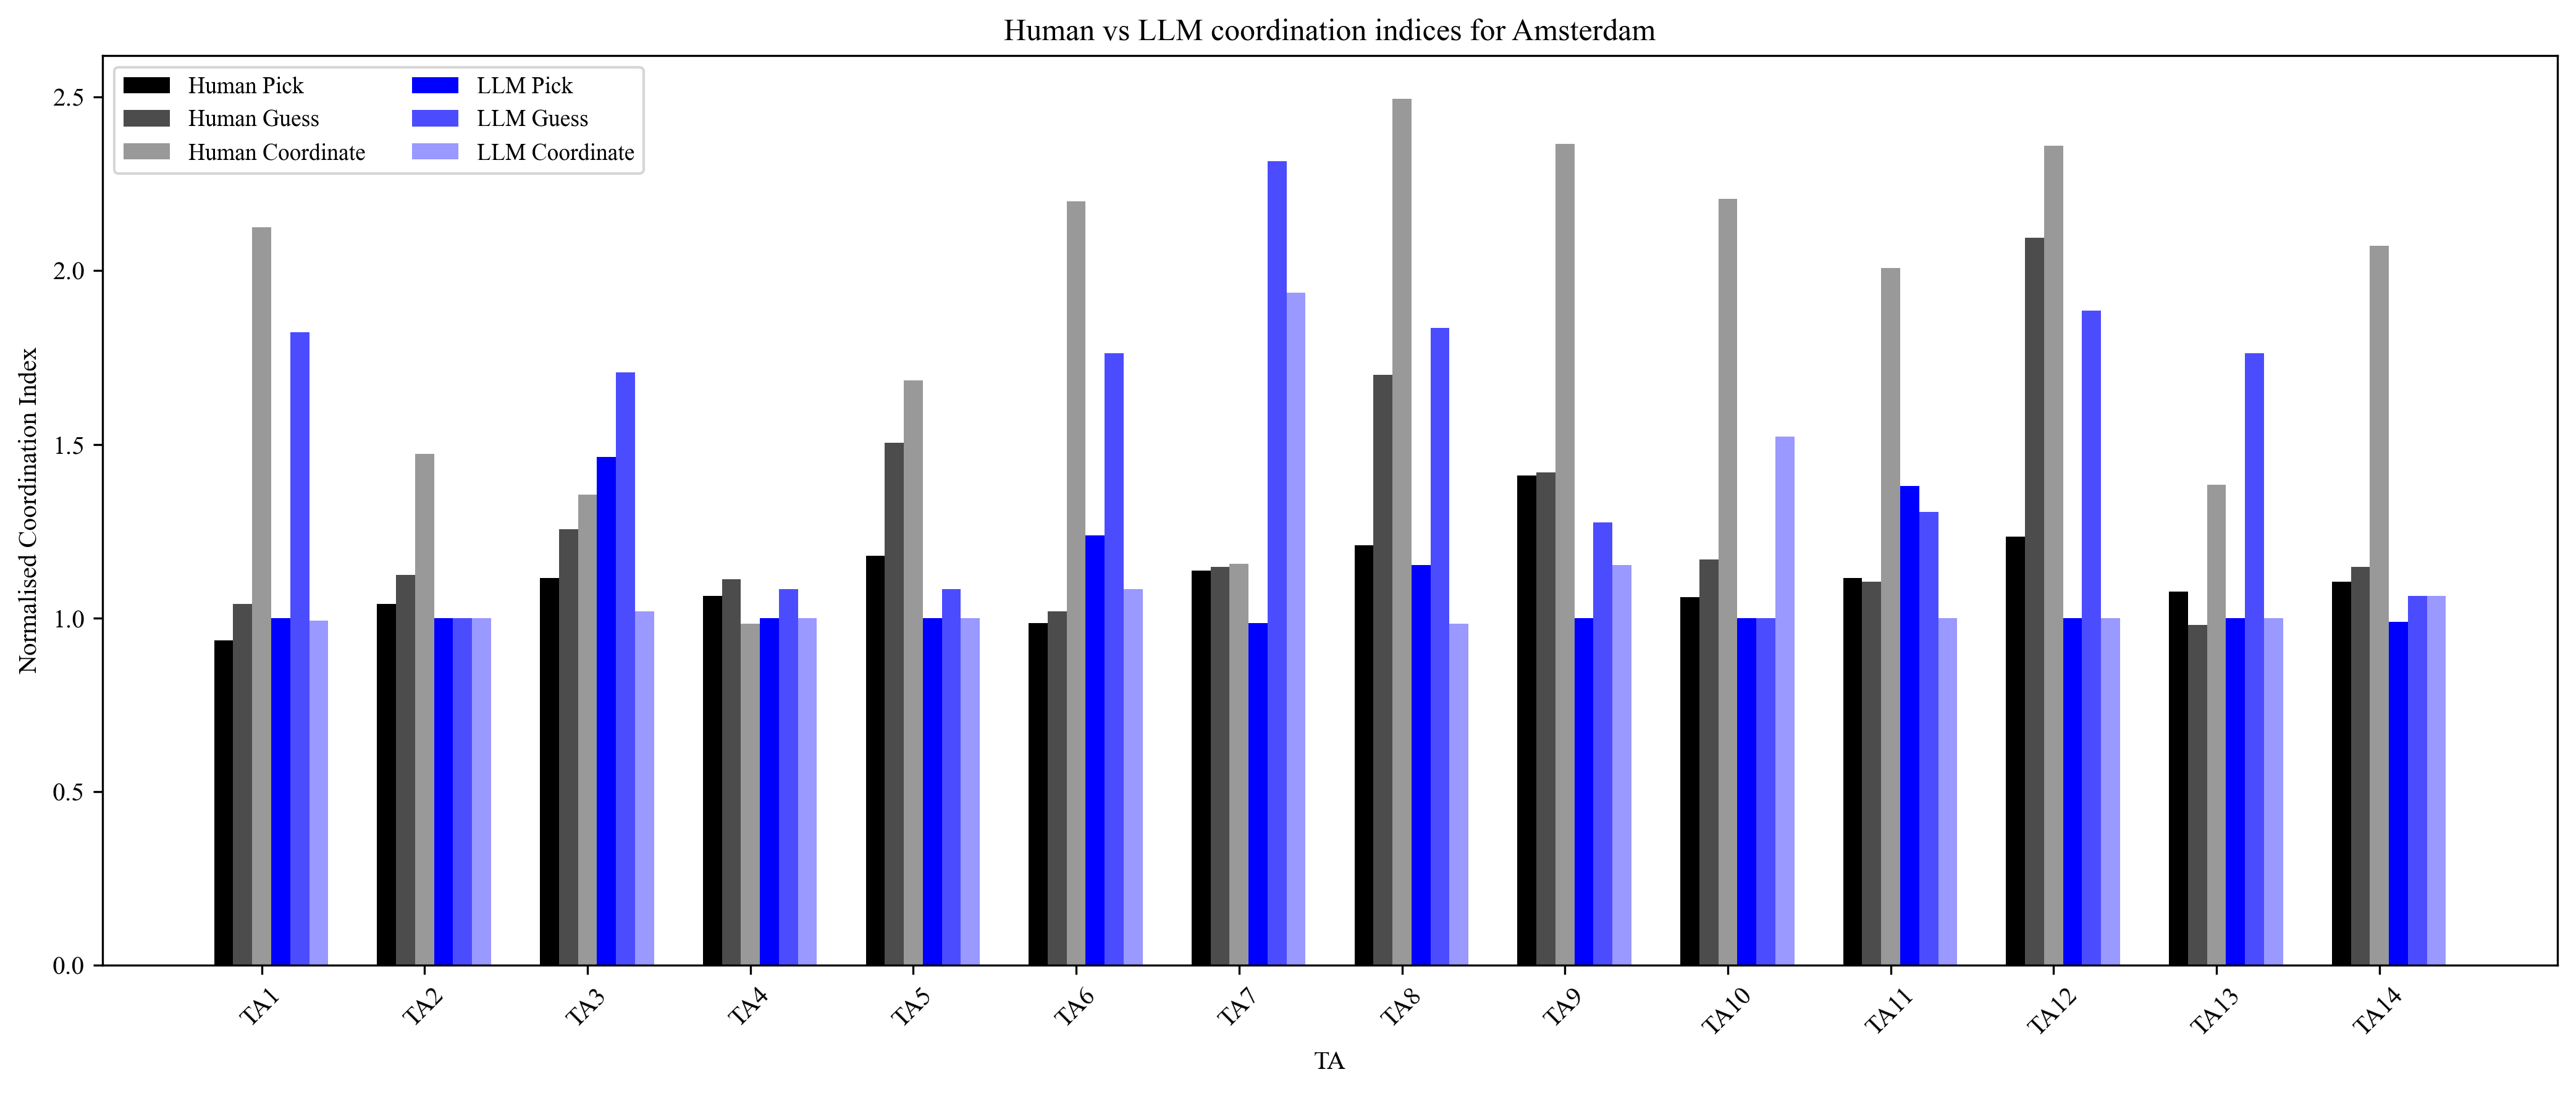
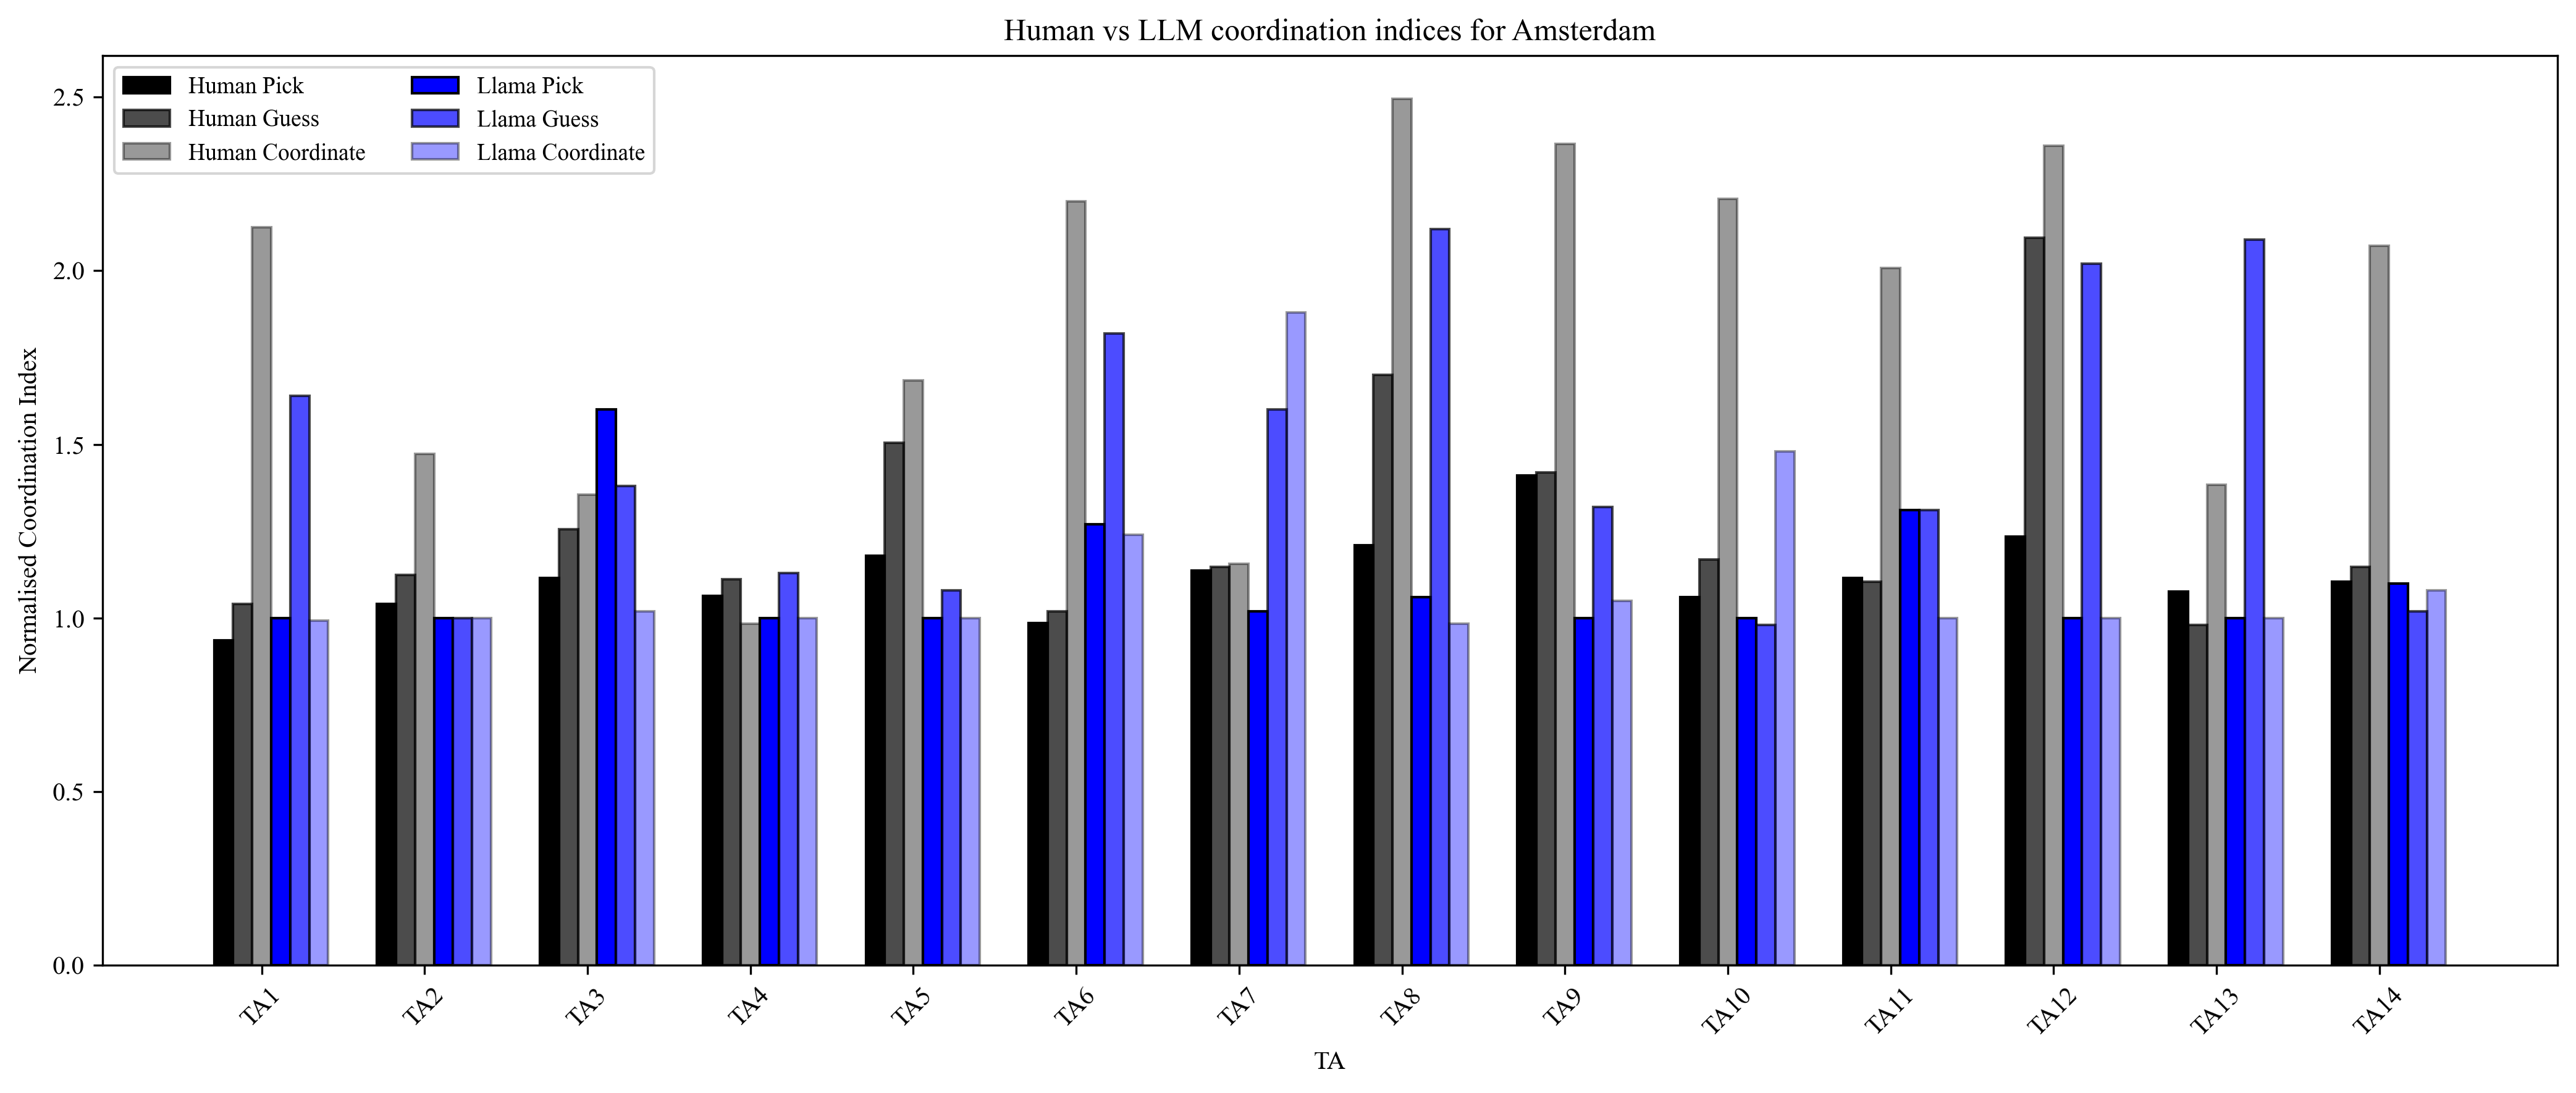
The change to this notebook cell's code, shown as a diff; its figure went from the first image to the second:
--- before
+++ after
@@ -4,33 +4,33 @@
 # Human data
 human_data = {'TA1': {'pick': 0.935, 'guess': 1.04, 'coordinate': 2.125},
-              'TA2': {'pick': 1.04, 'guess': 1.124, 'coordinate': 1.472},
-              'TA3': {'pick': 1.115, 'guess': 1.255, 'coordinate': 1.355},
-              'TA4': {'pick': 1.064, 'guess': 1.112, 'coordinate': 0.984},
-              'TA5': {'pick': 1.18, 'guess': 1.504, 'coordinate': 1.684},
-              'TA6': {'pick': 0.985, 'guess': 1.02, 'coordinate': 2.2},
-              'TA7': {'pick': 1.136, 'guess': 1.148, 'coordinate': 1.156},
-              'TA8': {'pick': 1.21, 'guess': 1.7, 'coordinate': 2.495},
-              'TA9': {'pick': 1.41, 'guess': 1.42, 'coordinate': 2.365},
-              'TA10': {'pick': 1.06, 'guess': 1.168, 'coordinate': 2.208},
-              'TA11': {'pick': 1.116, 'guess': 1.104, 'coordinate': 2.008},
-              'TA12': {'pick': 1.235, 'guess': 2.095, 'coordinate': 2.36},
-              'TA13': {'pick': 1.076, 'guess': 0.98, 'coordinate': 1.384},
-              'TA14': {'pick': 1.104, 'guess': 1.148, 'coordinate': 2.072}}
+            'TA2': {'pick': 1.04, 'guess': 1.124, 'coordinate': 1.472},
+            'TA3': {'pick': 1.115, 'guess': 1.255, 'coordinate': 1.355},
+            'TA4': {'pick': 1.064, 'guess': 1.112, 'coordinate': 0.984},
+            'TA5': {'pick': 1.18, 'guess': 1.504, 'coordinate': 1.684},
+            'TA6': {'pick': 0.985, 'guess': 1.02, 'coordinate': 2.2},
+            'TA7': {'pick': 1.136, 'guess': 1.148, 'coordinate': 1.156},
+            'TA8': {'pick': 1.21, 'guess': 1.7, 'coordinate': 2.495},
+            'TA9': {'pick': 1.41, 'guess': 1.42, 'coordinate': 2.365},
+            'TA10': {'pick': 1.06, 'guess': 1.168, 'coordinate': 2.208},
+            'TA11': {'pick': 1.116, 'guess': 1.104, 'coordinate': 2.008},
+            'TA12': {'pick': 1.235, 'guess': 2.095, 'coordinate': 2.36},
+            'TA13': {'pick': 1.076, 'guess': 0.98, 'coordinate': 1.384},
+            'TA14': {'pick': 1.104, 'guess': 1.148, 'coordinate': 2.072}}
 
 # LLM data
-llm_data = {'TA1': {'pick': 1.0, 'guess': 1.8229, 'coordinate': 0.9931},
+llm_data = {'TA1': {'pick': 1.0, 'guess': 1.64, 'coordinate': 0.9931},
             'TA2': {'pick': 1.0, 'guess': 1.0, 'coordinate': 1.0},
-            'TA3': {'pick': 1.4643, 'guess': 1.7073, 'coordinate': 1.0198},
-            'TA4': {'pick': 1.0, 'guess': 1.0833, 'coordinate': 1.0},
-            'TA5': {'pick': 1.0, 'guess': 1.0833, 'coordinate': 1.0},
-            'TA6': {'pick': 1.2381, 'guess': 1.7619, 'coordinate': 1.0833},
-            'TA7': {'pick': 0.9851, 'guess': 2.3155, 'coordinate': 1.9375},
-            'TA8': {'pick': 1.1518, 'guess': 1.8353, 'coordinate': 0.9841},
-            'TA9': {'pick': 1.0, 'guess': 1.2753, 'coordinate': 1.1518},
-            'TA10': {'pick': 1.0, 'guess': 1.0, 'coordinate': 1.5223},
-            'TA11': {'pick': 1.38095, 'guess': 1.3056, 'coordinate': 1.0},
-            'TA12': {'pick': 1.0, 'guess': 1.8854, 'coordinate': 1.0},
-            'TA13': {'pick': 1.0, 'guess': 1.7619, 'coordinate': 1.0},
-            'TA14': {'pick': 0.9881, 'guess': 1.0645, 'coordinate': 1.0645}}
+            'TA3': {'pick': 1.6, 'guess': 1.38, 'coordinate': 1.0198},
+            'TA4': {'pick': 1.0, 'guess': 1.13, 'coordinate': 1.0},
+            'TA5': {'pick': 1.0, 'guess': 1.08, 'coordinate': 1.0},
+            'TA6': {'pick': 1.27, 'guess': 1.82, 'coordinate': 1.24},
+            'TA7': {'pick': 1.02, 'guess': 1.6, 'coordinate': 1.88},
+            'TA8': {'pick': 1.06, 'guess': 2.12, 'coordinate': 0.9841},
+            'TA9': {'pick': 1.0, 'guess': 1.32, 'coordinate': 1.05},
+            'TA10': {'pick': 1.0, 'guess': 0.98, 'coordinate': 1.48},
+            'TA11': {'pick': 1.31, 'guess': 1.31, 'coordinate': 1.0},
+            'TA12': {'pick': 1.0, 'guess': 2.02, 'coordinate': 1.0},
+            'TA13': {'pick': 1.0, 'guess': 2.09, 'coordinate': 1.0},
+            'TA14': {'pick': 1.1, 'guess': 1.02, 'coordinate': 1.08}}
 
 TAs = list(human_data.keys())
@@ -44,13 +44,13 @@
 # Human bars (black)
 human_vals = np.array([[human_data[ta][task] for task in tasks] for ta in TAs])
-ax.bar(x - width/2, human_vals[:,0], width/3, color='black', label='Human Pick')
-ax.bar(x - width/2 + width/3, human_vals[:,1], width/3, color='black', alpha=0.7, label='Human Guess')
-ax.bar(x - width/2 + 2*width/3, human_vals[:,2], width/3, color='black', alpha=0.4, label='Human Coordinate')
+ax.bar(x - width/2, human_vals[:,0], width/3, color='black', edgecolor='black', label='Human Pick')
+ax.bar(x - width/2 + width/3, human_vals[:,1], width/3, color='black', edgecolor='black', alpha=0.7, label='Human Guess')
+ax.bar(x - width/2 + 2*width/3, human_vals[:,2], width/3, color='black', edgecolor='black', alpha=0.4, label='Human Coordinate')
 
 # LLM bars (blue)
 llm_vals = np.array([[llm_data[ta][task] for task in tasks] for ta in TAs])
-ax.bar(x + width/2, llm_vals[:,0], width/3, color='blue', label='LLM Pick')
-ax.bar(x + width/2 + width/3, llm_vals[:,1], width/3, color='blue', alpha=0.7, label='LLM Guess')
-ax.bar(x + width/2 + 2*width/3, llm_vals[:,2], width/3, color='blue', alpha=0.4, label='LLM Coordinate')
+ax.bar(x + width/2, llm_vals[:,0], width/3, color='blue', edgecolor='black', label='Llama Pick')
+ax.bar(x + width/2 + width/3, llm_vals[:,1], width/3, color='blue', edgecolor='black', alpha=0.7, label='Llama Guess')
+ax.bar(x + width/2 + 2*width/3, llm_vals[:,2], width/3, color='blue', edgecolor='black', alpha=0.4, label='Llama Coordinate')
 
 # Labels and formatting

Commit: POLPETTA ERBIVORA: Stato brado.